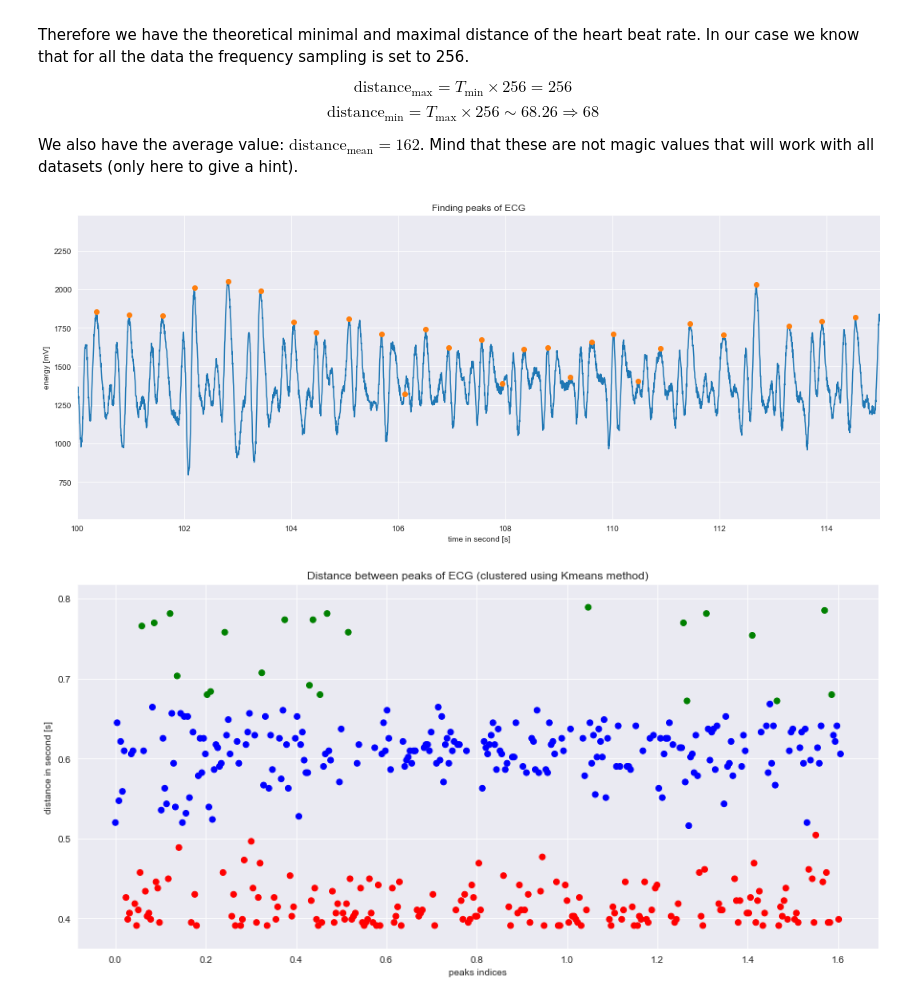
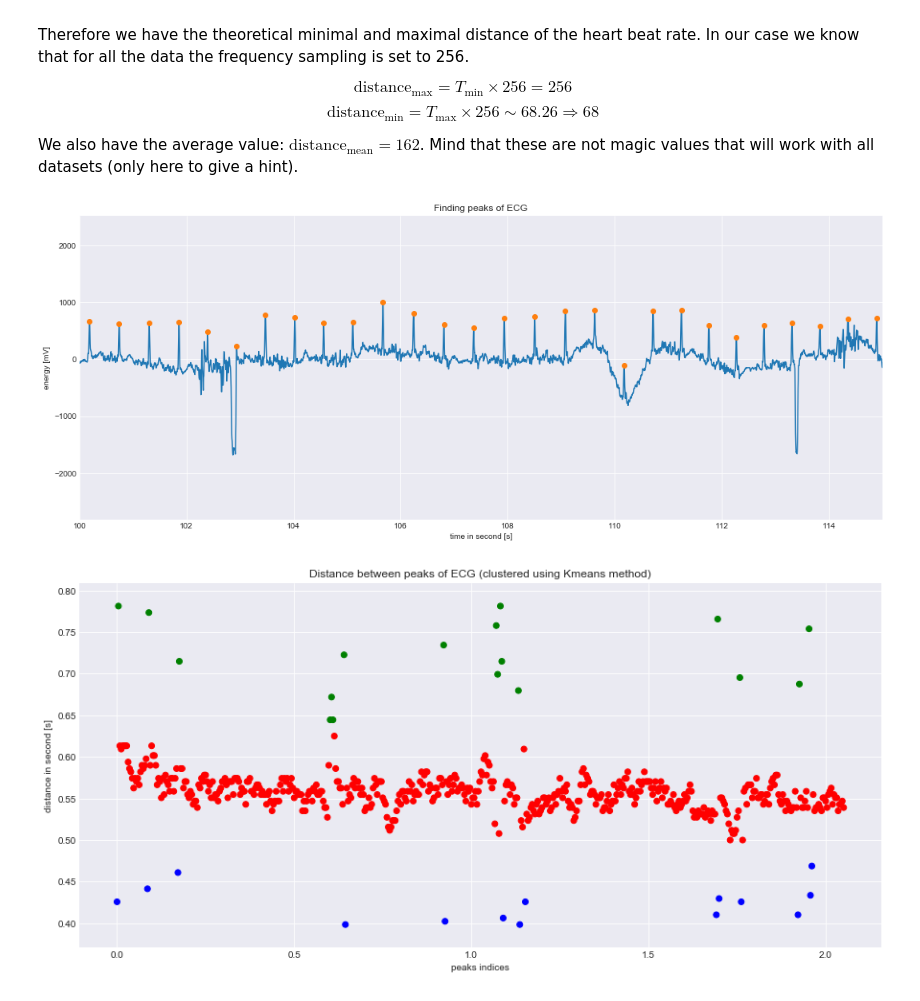
Before and after one commit to YosriSakly/Geste-et-intelligence-artificielle-HRV-fatigue, a Jupyter notebook: main_notebook.ipynb, the cells around one changed output. Drawn from its saved outputs; the diff is of its cells as text; code cells hidden in the pictures.

```diff
--- a/main_notebook.ipynb
+++ b/main_notebook.ipynb
@@ -263,5 +263,5 @@ def plot_peak(data, windows_low_x=None, windows_high_x=None, distance=None):
     plt.xlabel('distance in second [s]')
     plt.ylabel('frequency')
     plt.show()
-    return(distance)
+    return peaks, distance
 # %%
@@ -324,7 +324,7 @@ s9_walk
 All files' names has been saved in a list: **hea_file**.
 # %%
 frequency_sampling = 256 # set the frequency variable
-df = creating_dataframe(hea_file[-1]) # creat a dataframe from hea_list
+df = creating_dataframe(hea_file[7]) # creat a dataframe from hea_list
 df = add_butter_filter(df, 0.66, 3.75, frequency_sampling) # add butter filter with ECG_no_trend, PPG_no_trend
 df = add_hilbert(df) # add Hilbert transform with ECG_no_trend, PPG_no_trend
 print("\nFinal DataFrame:")
@@ -406,7 +406,7 @@ $$ \text{distance}_{\min} = T_{\max} \times 256 \sim 68.26 \Longrightarrow 68$$
 
 We also have the average value: $\text{distance}_{\text{mean}} = 162$. Mind that these are not magic values that will work with all datasets (only here to give a hint).
 # %%
-distance_ECG = plot_peak(df.ECG, windows_low_x=100, windows_high_x=115, distance=100)
+peaks_ECG, distance_ECG = plot_peak(df.ECG, windows_low_x=100, windows_high_x=115, distance=100)
 # %% [output]
-[figure, old version]
+[figure, new version]
-[figure, old version]
+[figure, new version]
```
Also changed, not shown: parts of 10 cells of this notebook.
